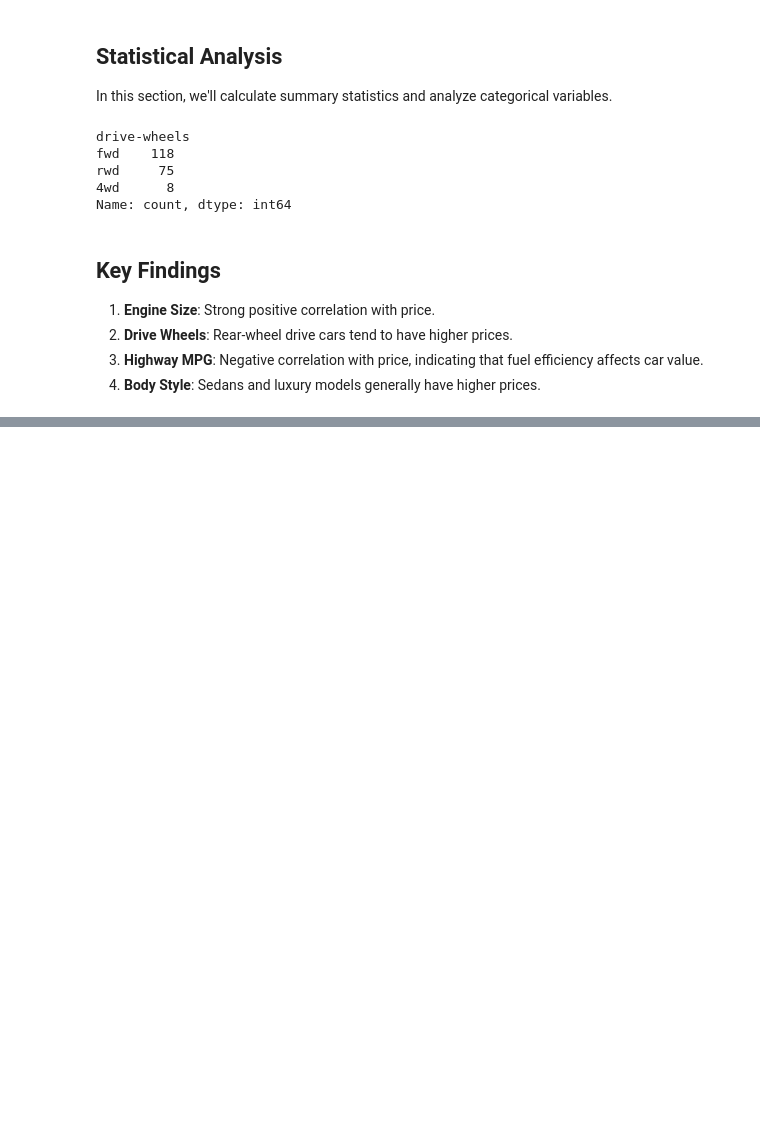
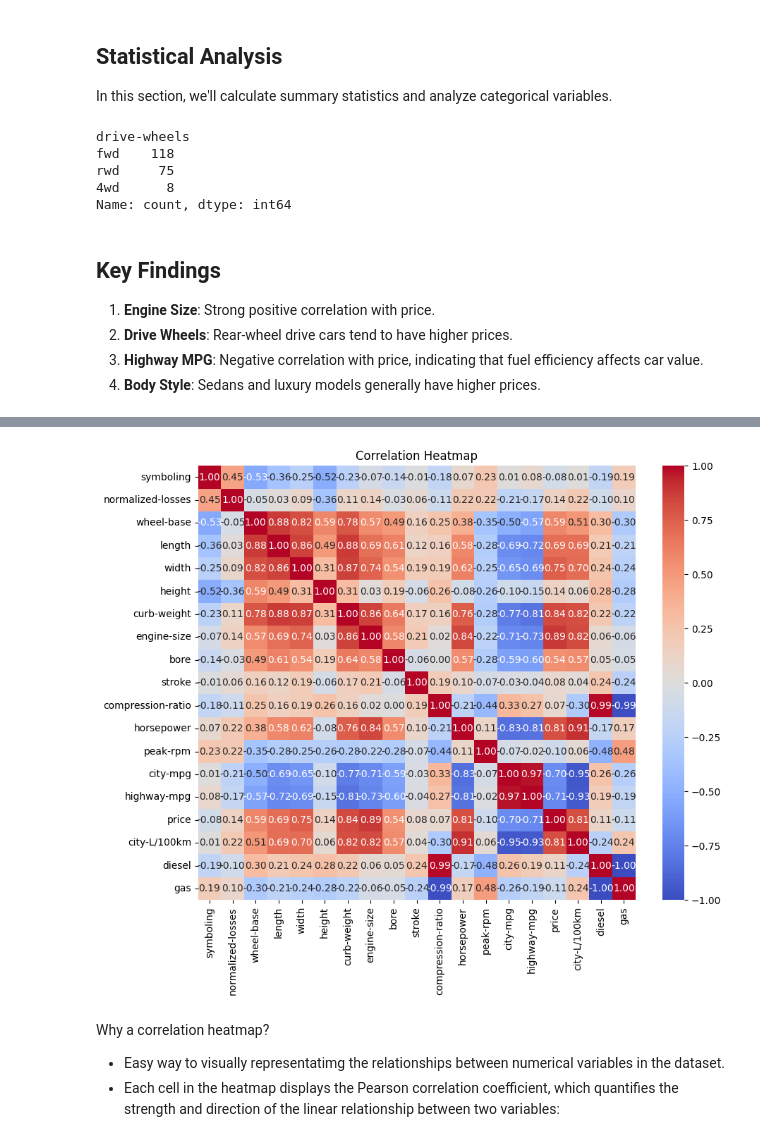
Before and after one commit to IanYork247/demos, a Jupyter notebook: python/notebooks/eda_used_cars.ipynb, the cells around one changed output, grey strips where cells are left out. Saved outputs shown, nothing was run; the diff lists cells and outputs as text; code cells hidden in the pictures; blank space fills up the shorter version.

Commit message:
Expanding analysis

```diff
--- a/python/notebooks/eda_used_cars.ipynb
+++ b/python/notebooks/eda_used_cars.ipynb
@@ -9,11 +9,22 @@ import pandas as pd
 import numpy as np
 import matplotlib.pyplot as plt
 import seaborn as sns
+from scipy import stats
 
 # Load the dataset
 file_path = "../python_data/used_car_pricing_data.csv"
 df = pd.read_csv(file_path, header=0)
 
+# Data Cleaning: Select only numeric columns for correlation analysis
+df_numeric = df.select_dtypes(include=["number"])
+
+# Encode categorical columns into dummy variables for advanced analysis
+df_encoded = pd.get_dummies(df, drop_first=True)
+
+# Force non-numeric values in numeric columns to NaN and drop them
+df_numeric = df_numeric.apply(pd.to_numeric, errors="coerce")
+df_numeric = df_numeric.dropna()
+
 # Display the first 5 rows of the dataset
 df.head()
 # %% [output]
@@ -89,0 +137,15 @@ Name: count, dtype: int64
+# %%
+# Creating a correlation matrix
+correlation_matrix = df_numeric.corr()
+
+# Plotting the correlation heatmap
+plt.figure(figsize=(10, 8))
+sns.heatmap(correlation_matrix, annot=True, cmap='coolwarm', fmt=".2f")
+plt.title("Correlation Heatmap")
+plt.show()
+# %% [output]
+[figure, added]
+# %% [markdown]
+Why a correlation heatmap?
+- Easy way to visually representatimg the relationships between numerical variables in the dataset.
+- Each cell in the heatmap displays the Pearson correlation coefficient, which quantifies the strength and direction of the linear relationship between two variables:
```
Also changed, not shown: parts of 9 cells of this notebook.
